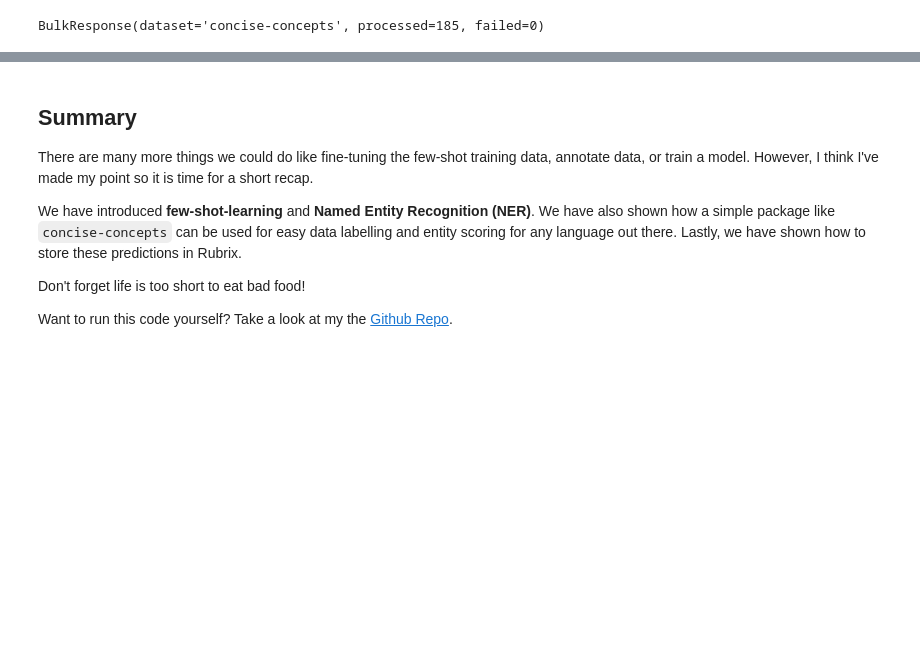
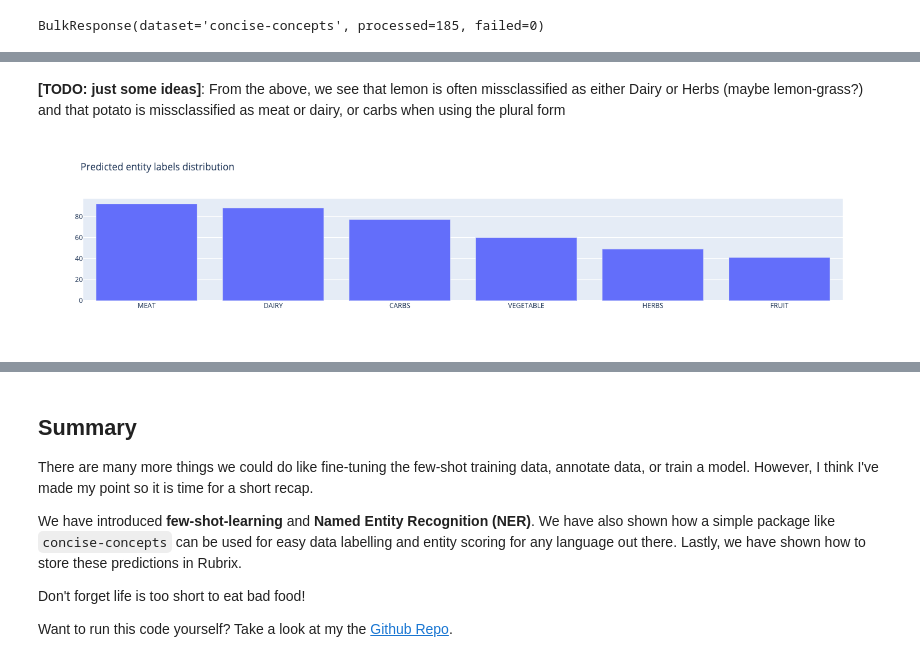
Before and after one commit to maxdata/rubrix-blogs, a Jupyter notebook: concise-concepts.ipynb, the cells around one changed output, grey strips where cells are left out. Drawn from its saved outputs; the diff is of its cells as text; code cells hidden in the pictures; blank space fills up the shorter version.

```diff
--- a/concise-concepts.ipynb
+++ b/concise-concepts.ipynb
@@ -159,0 +171,8 @@ We can now go to [http://localhost:6900/](http://localhost:6900/), look at the r
+# %% [markdown]
+**[TODO: just some ideas]**: From the above, we see that lemon is often missclassified as either Dairy or Herbs (maybe lemon-grass?) and that potato is missclassified as meat or dairy, or carbs when using the plural form
+# %%
+from rubrix.metrics.token_classification import entity_labels
+
+entity_labels("concise-concepts").visualize()
+# %% [output]
+[figure, added]
```
Also changed, not shown: parts of 11 cells of this notebook, 2 other files.
